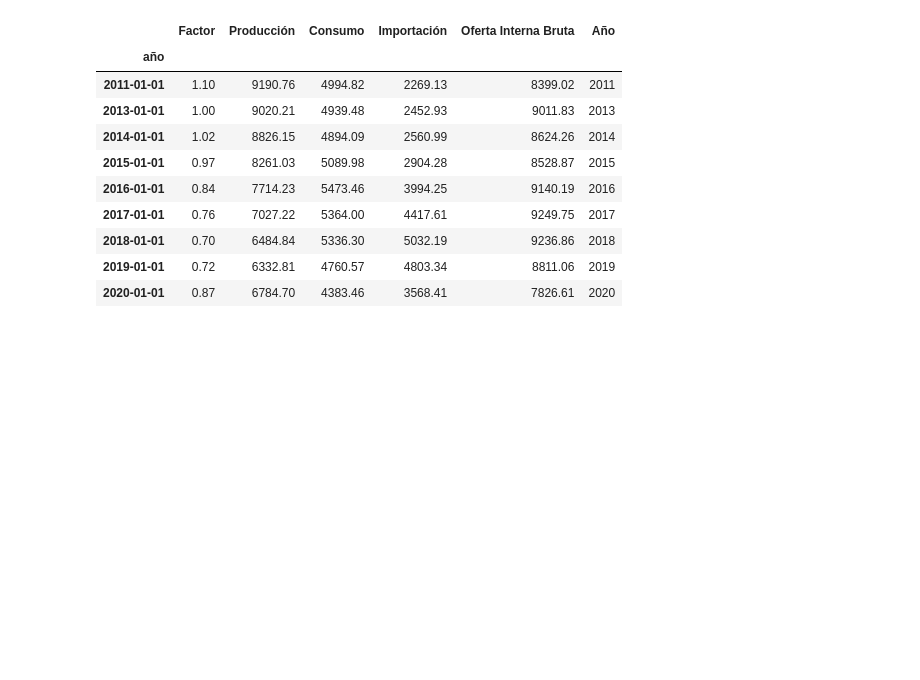
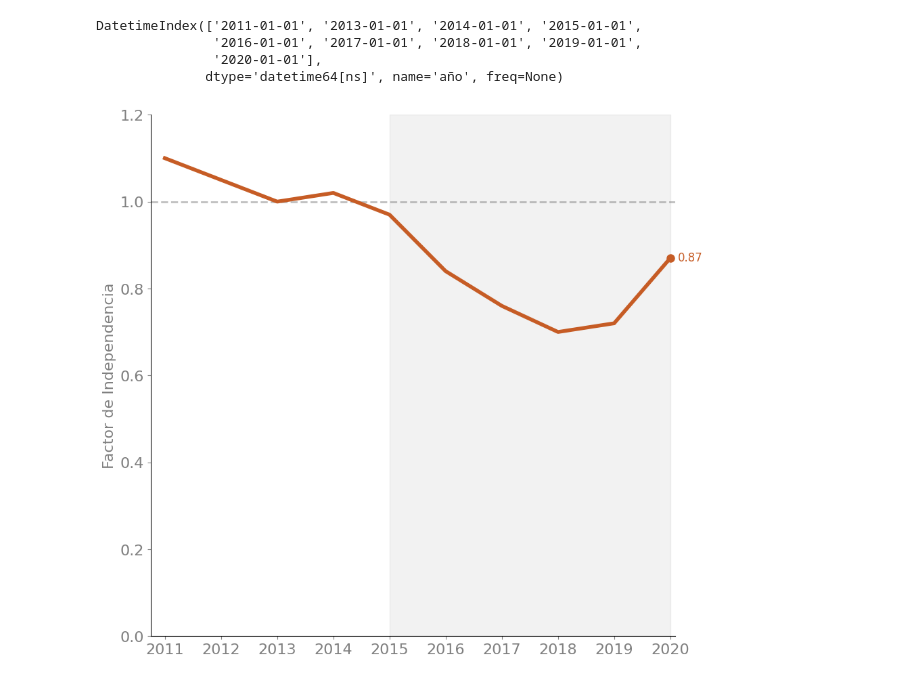
Before and after one commit to AltamarMx/ContandoHistoriasDatos_taller, a Jupyter notebook: notebooks/memo/004_IndependenciaEnergética.ipynb, the cells around one changed output. Drawn from its saved outputs; the diff is of its cells as text; code cells hidden in the pictures; blank space fills up the shorter version.

```diff
--- a/notebooks/memo/004_IndependenciaEnergética.ipynb
+++ b/notebooks/memo/004_IndependenciaEnergética.ipynb
@@ -17,17 +17,44 @@ doradoier  = '#C65C25'
 f = '../../data/independencia.csv'
 ind = pd.read_csv(f,index_col=0,parse_dates=True)
 ind['Año'] = ind.index.year.astype(str)
+ind.index
+# %% [output]
+DatetimeIndex(['2011-01-01', '2013-01-01', '2014-01-01', '2015-01-01',
+               '2016-01-01', '2017-01-01', '2018-01-01', '2019-01-01',
+               '2020-01-01'],
+              dtype='datetime64[ns]', name='año', freq=None)
-# %%
-ind
-# %% [output]
-|  | Factor | Producción | Consumo | Importación | Oferta Interna Bruta | Año |
-| año |  |  |  |  |  |  |
-| 2011-01-01 | 1.10 | 9190.76 | 4994.82 | 2269.13 | 8399.02 | 2011 |
-| 2013-01-01 | 1.00 | 9020.21 | 4939.48 | 2452.93 | 9011.83 | 2013 |
-| 2014-01-01 | 1.02 | 8826.15 | 4894.09 | 2560.99 | 8624.26 | 2014 |
-| 2015-01-01 | 0.97 | 8261.03 | 5089.98 | 2904.28 | 8528.87 | 2015 |
-| 2016-01-01 | 0.84 | 7714.23 | 5473.46 | 3994.25 | 9140.19 | 2016 |
-| 2017-01-01 | 0.76 | 7027.22 | 5364.00 | 4417.61 | 9249.75 | 2017 |
-| 2018-01-01 | 0.70 | 6484.84 | 5336.30 | 5032.19 | 9236.86 | 2018 |
-| 2019-01-01 | 0.72 | 6332.81 | 4760.57 | 4803.34 | 8811.06 | 2019 |
-| 2020-01-01 | 0.87 | 6784.70 | 4383.46 | 3568.41 | 7826.61 | 2020 |
+# %%
+
+plt.style.use('../enerdata.mplstyle')
+fig, ax = plt.subplots()
+
+#Grafica datos
+ax.axhline(y=1,alpha=0.5,ls='--',lw=2)
+ax.plot(ind.Factor,color=doradoier)
+ax.plot(ind.Factor[-1:],'o',color=doradoier,ms=8)
+
+#Texto
+xy =  (mdates.date2num(dt.datetime(2019, 12, 31)),0.87)
+ax.annotate('0.87', xy, xytext=(8,-3),
+            textcoords='offset points',
+            color=doradoier,
+           fontsize=12)
+
+
+#Separaci'on por medio de background
+ax.axvspan(parse("2014-12-31"),
+           parse("2019-12-31"),
+           alpha=0.1,color='gray')
+
+
+#Etiquetas y texto
+ax.set_ylabel("Factor de Independencia")
+
+# Formato de gr'afica
+ax.set_ylim(0,1.2)
+ax.set_xlim(parse("2010-10-01"),parse("2020-02-01"))
+ax.xaxis.set_major_locator(mdates.YearLocator(base=1))
+ax.xaxis.set_major_formatter(mdates.DateFormatter('%Y'))
+ax.spines[['top','right']].set_visible(False)
+# %% [output]
+[figure, added]
```
Also changed, not shown: parts of 4 cells of this notebook, 2 other files.
